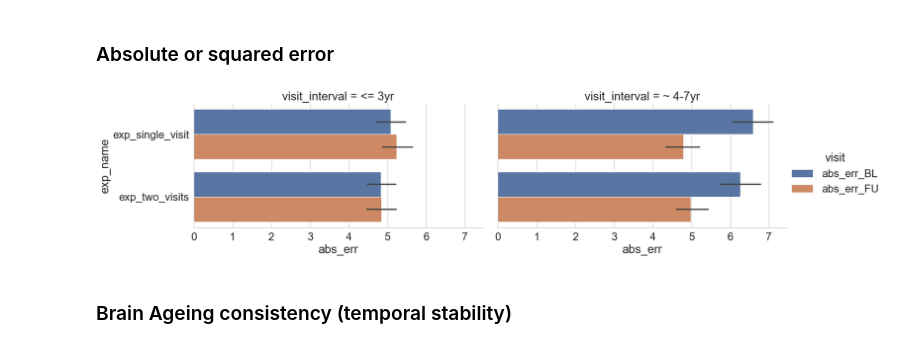
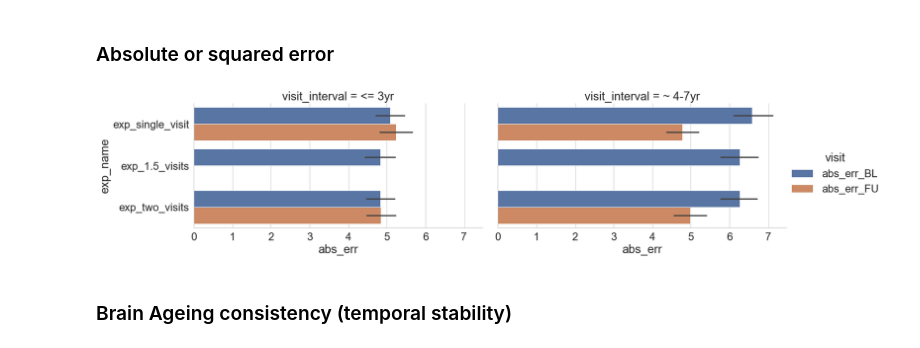
Before and after one commit to nikhil153/brain-diff, a Jupyter notebook: notebooks/3a_baseline_ML_models.ipynb, the cells around one changed output. Drawn from its saved outputs; the diff is of its cells as text; code cells hidden in the pictures.

```diff
--- a/notebooks/3a_baseline_ML_models.ipynb
+++ b/notebooks/3a_baseline_ML_models.ipynb
@@ -70,26 +73,38 @@ DKT_fields_sorted = list(DKT_fields_df.sort_values(["hemi","roi"])["Field ID"].a
 # %%
-# Setup
+save_model = True
+
+# exp_setup
 exp_setup_dict = {
                     "exp_single_visit":{
                     "features": DKT_fields_sorted,
                     "train_config": {"subset": "train",
-                                    "output": [age_ses2_col],
+                                    "labels": [age_ses2_col],
                                     "sessions": ["ses-2"]},
                     "test_configs": {"BL (shortterm)": {"subset": "val",
-                                                    "output":[age_ses2_col],
+                                                    "labels":[age_ses2_col],
                                                     "sessions": ["ses-2"]},
                                     "FU (shortterm)": {"subset": "val",
-                                                    "output":[age_ses3_col],
+                                                    "labels":[age_ses3_col],
                                                     "sessions": ["ses-3"]}
                                     }
                     },
+                    "exp_1.5_visits":{
+                    "features": DKT_fields_sorted,
+                    "train_config": {"subset": "train",
+                                    "labels":[age_ses2_col],
+                                    "sessions": ["ses-2","ses-3"]},
+                    "test_configs": {"BL+FU (shortterm)": {"subset": "val",
+                                                    "labels":[age_ses2_col],
+                                                    "sessions": ["ses-2","ses-3"]}
+                                    }
+                    } ,
                     "exp_two_visits":{
                     "features": DKT_fields_sorted,
                     "train_config": {"subset": "train",
-                                    "output":[age_ses2_col,age_ses3_col],
+                                    "labels":[age_ses2_col,age_ses3_col],
                                     "sessions": ["ses-2","ses-3"]},
                     "test_configs": {"BL+FU (shortterm)": {"subset": "val",
-                                                    "output":[age_ses2_col,age_ses3_col],
+                                                    "labels":[age_ses2_col,age_ses3_col],
                                                     "sessions": ["ses-2","ses-3"]}
                                     }
                     }
@@ -100,8 +115,6 @@ model_dict = {
             "Ridge": Ridge(),
             # "RF": RandomForestRegressor(n_jobs=n_jobs, random_state=1)
             }
-
-save_model = True
 # %% [markdown]
 ### Load data
 # %%
@@ -211,19 +228,28 @@ exp_setup_dict = {
                     "exp_single_visit":{
                     "features": DKT_fields_sorted,
                     "test_configs": {"BL (longterm)": {"subset": "longterm_val",
-                                                    "output":[age_ses2_col],
+                                                    "labels":[age_ses2_col],
                                                     "sessions": ["ses-2"]},
                                     "FU (longterm)": {"subset": "longterm_val",
-                                                    "output":[age_ses3_col],
+                                                    "labels":[age_ses3_col],
                                                     "sessions": ["ses-3"]}
+                                    }
+                    },
+                    "exp_1.5_visits":{
+                    "features": DKT_fields_sorted,
+                    "test_configs": {"BL+FU (longterm)": {"subset": "longterm_val",
+                                                    "labels":[age_ses2_col],
+                                                    "sessions": ["ses-2","ses-3"]}
                                     }
                     },
                     "exp_two_visits":{
                     "features": DKT_fields_sorted,
                     "test_configs": {"BL+FU (longterm)": {"subset": "longterm_val",
-                                                    "output":[age_ses2_col,age_ses3_col],
+                                                    "labels":[age_ses2_col,age_ses3_col],
                                                     "sessions": ["ses-2","ses-3"]}
                                     }
                     }
 }
+
+trained_model_list  = ["Ridge"]
 # %%
@@ -285,20 +317,22 @@ exp_perf_df.groupby(id_var_cols).mean().reset_index()
 ### Absolute or squared error
 # %%
 err_type = "abs_err"
+model = "Ridge"
 plot_df = exp_perf_df[id_var_cols + [f"{err_type}_BL",f"{err_type}_FU"]].copy()
+plot_df = plot_df[plot_df["model"]==model]
 
 plot_df_melt = plot_df.melt(
     id_vars = id_var_cols,
     var_name = "visit",
     value_name = err_type,
 )
 
 sns.set(font_scale=2)
 with sns.axes_style("whitegrid"):
     # fig, ax = plt.subplots(figsize=(20,10))
     g = sns.catplot(x=err_type,y="exp_name", hue="visit", kind="bar", col="visit_interval", data=plot_df_melt, aspect=2)
 # %% [output]
-[figure, old version]
+[figure, new version]
 # %% [markdown]
 ### Brain Ageing consistency (temporal stability)
 # %%
```
Also changed, not shown: parts of 7 cells of this notebook, 1 other file.
